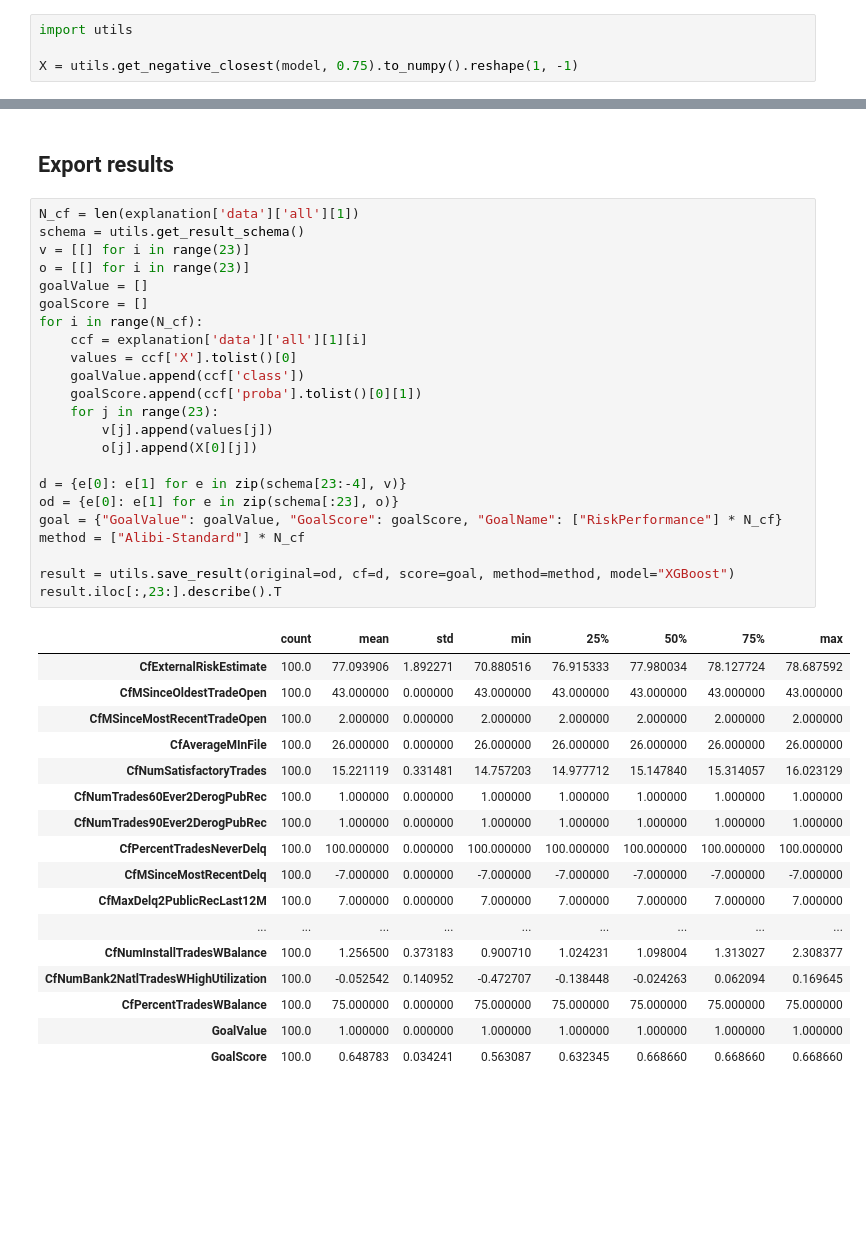
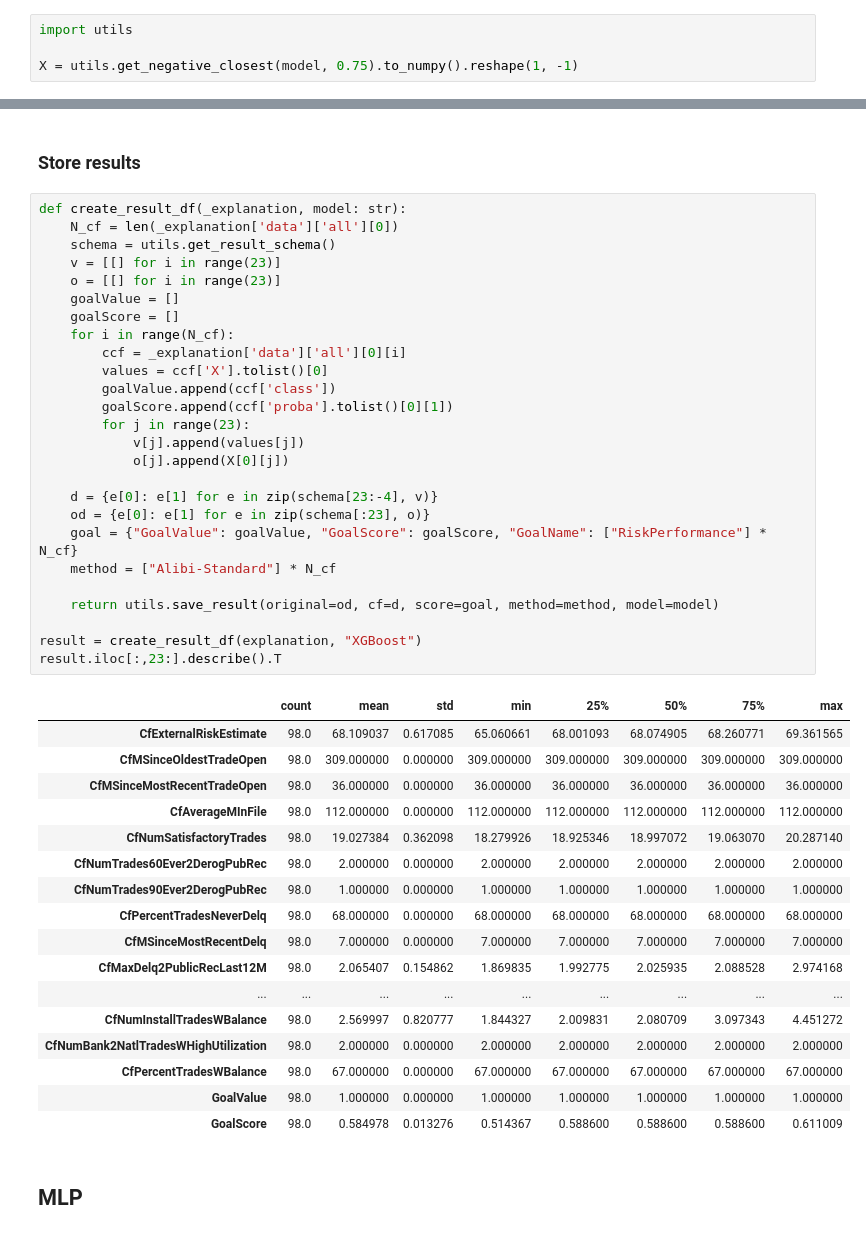
Before and after one commit to ruivieira/experiments, a Jupyter notebook: notebooks/counterfactuals/04-alibi.ipynb, the cells around one changed output, grey strips where cells are left out. Cells and saved outputs as stored; diff of their text form; blank space fills up the shorter version.

Commit message:
Add MLP to Alibi

```diff
--- a/notebooks/counterfactuals/04-alibi.ipynb
+++ b/notebooks/counterfactuals/04-alibi.ipynb
@@ -55,43 +70,48 @@ explanation = cf.explain(X)
 # %% [markdown]
-## Export results
+### Store results
 # %%
-N_cf = len(explanation['data']['all'][1])
-schema = utils.get_result_schema()
-v = [[] for i in range(23)]
-o = [[] for i in range(23)]
-goalValue = []
-goalScore = []
-for i in range(N_cf):
-    ccf = explanation['data']['all'][1][i]
-    values = ccf['X'].tolist()[0]
-    goalValue.append(ccf['class'])
-    goalScore.append(ccf['proba'].tolist()[0][1])
-    for j in range(23):
-        v[j].append(values[j])
-        o[j].append(X[0][j])
+def create_result_df(_explanation, model: str):
+    N_cf = len(_explanation['data']['all'][0])
+    schema = utils.get_result_schema()
+    v = [[] for i in range(23)]
+    o = [[] for i in range(23)]
+    goalValue = []
+    goalScore = []
+    for i in range(N_cf):
+        ccf = _explanation['data']['all'][0][i]
+        values = ccf['X'].tolist()[0]
+        goalValue.append(ccf['class'])
+        goalScore.append(ccf['proba'].tolist()[0][1])
+        for j in range(23):
+            v[j].append(values[j])
+            o[j].append(X[0][j])
 
-d = {e[0]: e[1] for e in zip(schema[23:-4], v)}
-od = {e[0]: e[1] for e in zip(schema[:23], o)}
-goal = {"GoalValue": goalValue, "GoalScore": goalScore, "GoalName": ["RiskPerformance"] * N_cf}
-method = ["Alibi-Standard"] * N_cf
+    d = {e[0]: e[1] for e in zip(schema[23:-4], v)}
+    od = {e[0]: e[1] for e in zip(schema[:23], o)}
+    goal = {"GoalValue": goalValue, "GoalScore": goalScore, "GoalName": ["RiskPerformance"] * N_cf}
+    method = ["Alibi-Standard"] * N_cf
 
-result = utils.save_result(original=od, cf=d, score=goal, method=method, model="XGBoost")
+    return utils.save_result(original=od, cf=d, score=goal, method=method, model=model)
+
+result = create_result_df(explanation, "XGBoost")
 result.iloc[:,23:].describe().T
 # %% [output]
 |  | count | mean | std | min | 25% | 50% | 75% | max |
-| CfExternalRiskEstimate | 100.0 | 77.093906 | 1.892271 | 70.880516 | 76.915333 | 77.980034 | 78.127724 | 78.687592 |
-| CfMSinceOldestTradeOpen | 100.0 | 43.000000 | 0.000000 | 43.000000 | 43.000000 | 43.000000 | 43.000000 | 43.000000 |
-| CfMSinceMostRecentTradeOpen | 100.0 | 2.000000 | 0.000000 | 2.000000 | 2.000000 | 2.000000 | 2.000000 | 2.000000 |
-| CfAverageMInFile | 100.0 | 26.000000 | 0.000000 | 26.000000 | 26.000000 | 26.000000 | 26.000000 | 26.000000 |
-| CfNumSatisfactoryTrades | 100.0 | 15.221119 | 0.331481 | 14.757203 | 14.977712 | 15.147840 | 15.314057 | 16.023129 |
-| CfNumTrades60Ever2DerogPubRec | 100.0 | 1.000000 | 0.000000 | 1.000000 | 1.000000 | 1.000000 | 1.000000 | 1.000000 |
-| CfNumTrades90Ever2DerogPubRec | 100.0 | 1.000000 | 0.000000 | 1.000000 | 1.000000 | 1.000000 | 1.000000 | 1.000000 |
-| CfPercentTradesNeverDelq | 100.0 | 100.000000 | 0.000000 | 100.000000 | 100.000000 | 100.000000 | 100.000000 | 100.000000 |
-| CfMSinceMostRecentDelq | 100.0 | -7.000000 | 0.000000 | -7.000000 | -7.000000 | -7.000000 | -7.000000 | -7.000000 |
-| CfMaxDelq2PublicRecLast12M | 100.0 | 7.000000 | 0.000000 | 7.000000 | 7.000000 | 7.000000 | 7.000000 | 7.000000 |
+| CfExternalRiskEstimate | 98.0 | 68.109037 | 0.617085 | 65.060661 | 68.001093 | 68.074905 | 68.260771 | 69.361565 |
+| CfMSinceOldestTradeOpen | 98.0 | 309.000000 | 0.000000 | 309.000000 | 309.000000 | 309.000000 | 309.000000 | 309.000000 |
+| CfMSinceMostRecentTradeOpen | 98.0 | 36.000000 | 0.000000 | 36.000000 | 36.000000 | 36.000000 | 36.000000 | 36.000000 |
+| CfAverageMInFile | 98.0 | 112.000000 | 0.000000 | 112.000000 | 112.000000 | 112.000000 | 112.000000 | 112.000000 |
+| CfNumSatisfactoryTrades | 98.0 | 19.027384 | 0.362098 | 18.279926 | 18.925346 | 18.997072 | 19.063070 | 20.287140 |
+| CfNumTrades60Ever2DerogPubRec | 98.0 | 2.000000 | 0.000000 | 2.000000 | 2.000000 | 2.000000 | 2.000000 | 2.000000 |
+| CfNumTrades90Ever2DerogPubRec | 98.0 | 1.000000 | 0.000000 | 1.000000 | 1.000000 | 1.000000 | 1.000000 | 1.000000 |
+| CfPercentTradesNeverDelq | 98.0 | 68.000000 | 0.000000 | 68.000000 | 68.000000 | 68.000000 | 68.000000 | 68.000000 |
+| CfMSinceMostRecentDelq | 98.0 | 7.000000 | 0.000000 | 7.000000 | 7.000000 | 7.000000 | 7.000000 | 7.000000 |
+| CfMaxDelq2PublicRecLast12M | 98.0 | 2.065407 | 0.154862 | 1.869835 | 1.992775 | 2.025935 | 2.088528 | 2.974168 |
 | ... | ... | ... | ... | ... | ... | ... | ... | ... |
-| CfNumInstallTradesWBalance | 100.0 | 1.256500 | 0.373183 | 0.900710 | 1.024231 | 1.098004 | 1.313027 | 2.308377 |
-| CfNumBank2NatlTradesWHighUtilization | 100.0 | -0.052542 | 0.140952 | -0.472707 | -0.138448 | -0.024263 | 0.062094 | 0.169645 |
-| CfPercentTradesWBalance | 100.0 | 75.000000 | 0.000000 | 75.000000 | 75.000000 | 75.000000 | 75.000000 | 75.000000 |
-| GoalValue | 100.0 | 1.000000 | 0.000000 | 1.000000 | 1.000000 | 1.000000 | 1.000000 | 1.000000 |
-| GoalScore | 100.0 | 0.648783 | 0.034241 | 0.563087 | 0.632345 | 0.668660 | 0.668660 | 0.668660 |
+| CfNumInstallTradesWBalance | 98.0 | 2.569997 | 0.820777 | 1.844327 | 2.009831 | 2.080709 | 3.097343 | 4.451272 |
+| CfNumBank2NatlTradesWHighUtilization | 98.0 | 2.000000 | 0.000000 | 2.000000 | 2.000000 | 2.000000 | 2.000000 | 2.000000 |
+| CfPercentTradesWBalance | 98.0 | 67.000000 | 0.000000 | 67.000000 | 67.000000 | 67.000000 | 67.000000 | 67.000000 |
+| GoalValue | 98.0 | 1.000000 | 0.000000 | 1.000000 | 1.000000 | 1.000000 | 1.000000 | 1.000000 |
+| GoalScore | 98.0 | 0.584978 | 0.013276 | 0.514367 | 0.588600 | 0.588600 | 0.588600 | 0.611009 |
+# %% [markdown]
+## MLP
```
Also changed, not shown: parts of 11 cells of this notebook.
